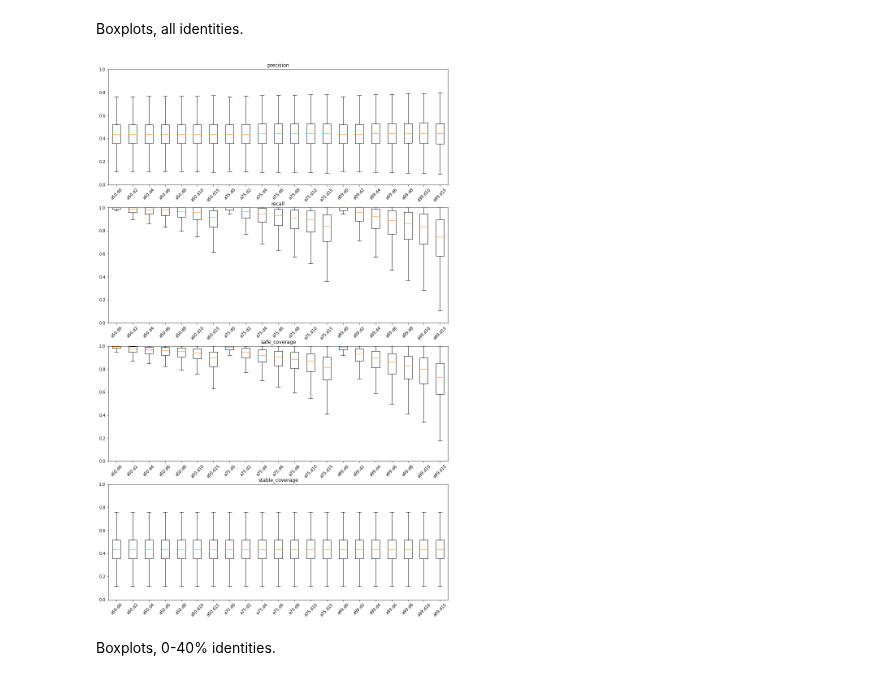
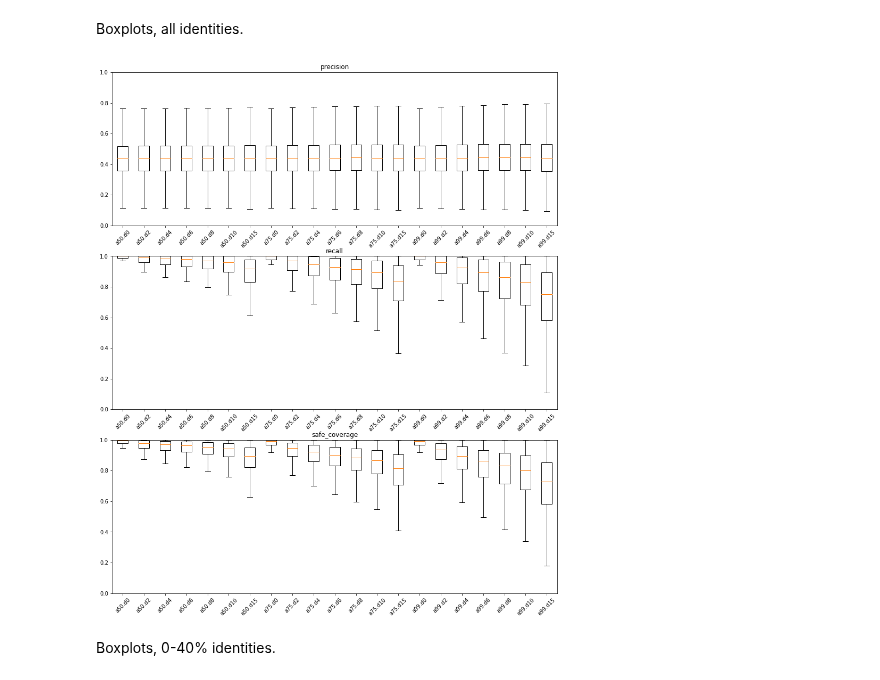
Before and after one commit to algbio/alignment-safety, a Jupyter notebook: pipeline/analysis/motifs.ipynb, the cells around one changed output. Drawn from its saved outputs; the diff is of its cells as text; code cells hidden in the pictures.

Commit message:
removed unnecessary plot

```diff
--- a/pipeline/analysis/motifs.ipynb
+++ b/pipeline/analysis/motifs.ipynb
@@ -457,9 +457,9 @@ plot_f1(groups, alphas, deltas, [70, 100])
 # %% [markdown]
 Boxplots, all identities.
 # %%
-boxplot(groups, alphas, deltas, ["precision", "recall", "safe_coverage", "stable_coverage"])
+boxplot(groups, alphas, deltas, ["precision", "recall", "safe_coverage"])
 # %% [output]
-[figure, old version]
+[figure, new version]
 # %% [markdown]
 Boxplots, 0-40% identities.
 # %%
```
Also changed, not shown: parts of 4 cells of this notebook.
